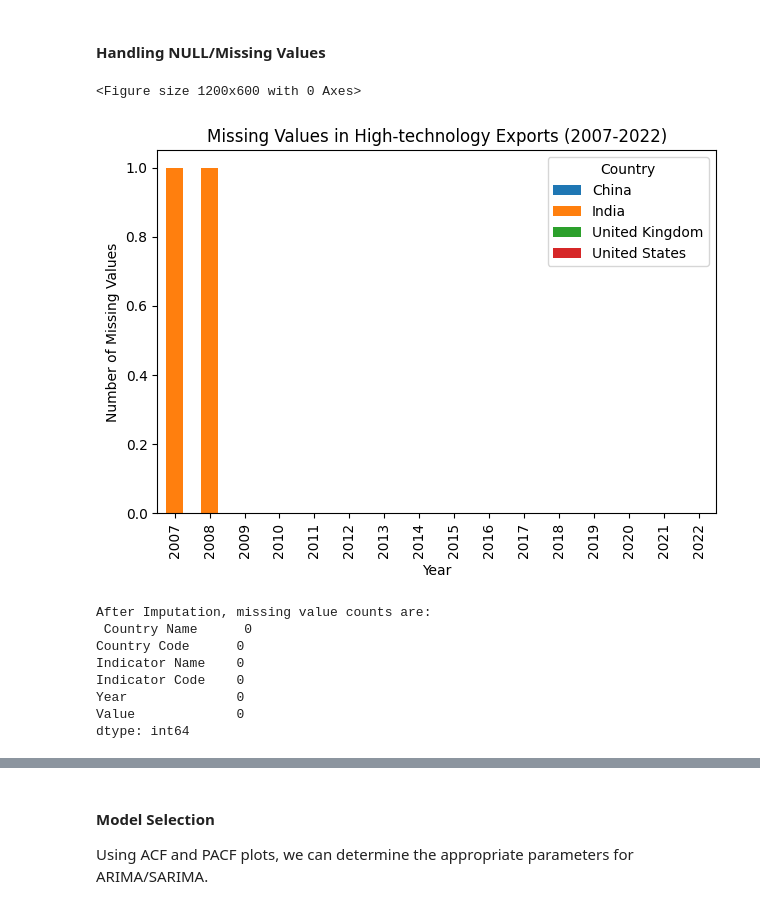
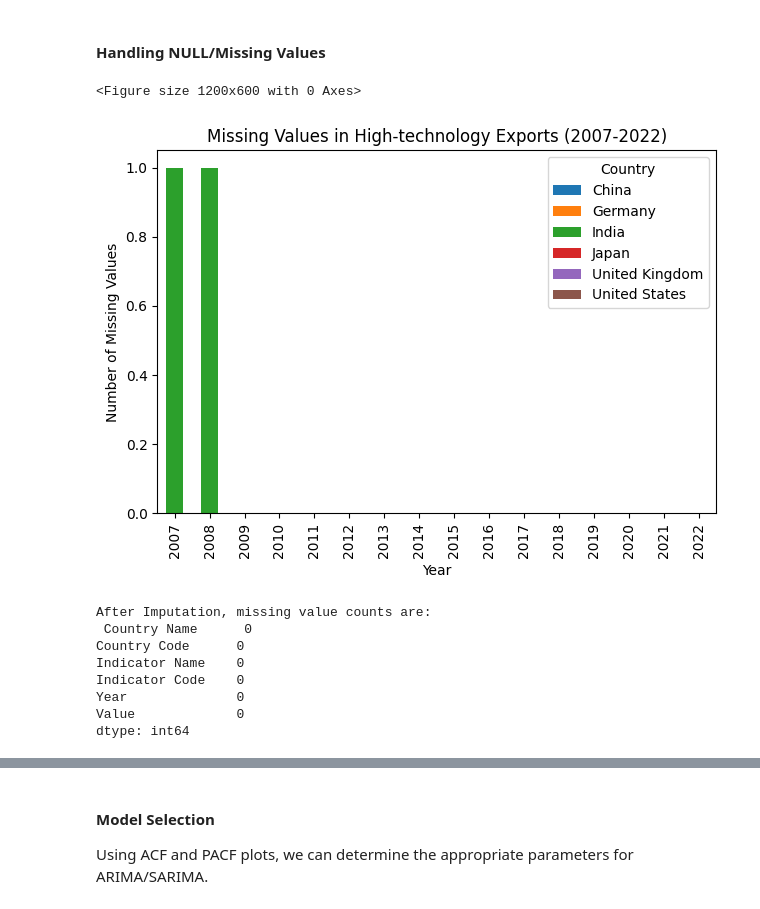
Before and after one commit to sahilkaushik93/AIML-ExportImport, a Jupyter notebook: ExportImportAnalysis.ipynb, the cells around one changed output, grey strips where cells are left out. Cells and saved outputs as stored; diff of their text form; code cells hidden in the pictures.

```diff
--- a/ExportImportAnalysis.ipynb
+++ b/ExportImportAnalysis.ipynb
@@ -89,40 +89,40 @@ import matplotlib.pyplot as plt
 import seaborn as sns
 
 # Countries of interest
-countries_of_interest = ['United States', 'United Kingdom', 'India', 'China']
+countries_of_interest = ['United States', 'United Kingdom', 'India', 'China', 'Germany', 'United Kingdom', 'Japan', 'South Korea']
 
 # Filter the DataFrame for the specified countries and years
 filtered_df = data_long[(data_long['Country Name'].isin(countries_of_interest)) &
                   (data_long['Year'].between('2007-01-01', '2022-01-01'))]
 
 # Format Year to show only the year and convert to int using .assign()
 filtered_df = filtered_df.assign(Year=pd.to_datetime(filtered_df['Year']).dt.year)
 
 # Count missing values for each country and year
 missing_counts = filtered_df.groupby(['Country Name', 'Year'])['Value'].apply(lambda x: x.isnull().sum()).reset_index()
 
 # Reshape the DataFrame for visualization
 missing_counts_pivot = missing_counts.pivot(index='Year', columns='Country Name', values='Value').fillna(0)
 
 # Create a visualization
 plt.figure(figsize=(12, 6))
 missing_counts_pivot.plot(kind='bar', stacked=True)
 plt.title('Missing Values in High-technology Exports (2007-2022)')
 plt.ylabel('Number of Missing Values')
 plt.xlabel('Year')
 plt.xticks(rotation=90)  # Rotate x-axis labels vertically
 plt.legend(title='Country')
 plt.tight_layout()
 plt.show()
 
 # Imputing missing value using interpolation
 filtered_df['Value'] = filtered_df['Value'].interpolate(method='linear')
 
 # Looking at missing values count again
 print("After Imputation, missing value counts are:\n",filtered_df.isna().sum(), "\n")
 # %% [output]
 <Figure size 1200x600 with 0 Axes>
-[figure, old version]
+[figure, new version]
 After Imputation, missing value counts are:
  Country Name      0
 Country Code      0
```
Also changed, not shown: parts of 15 cells of this notebook.
